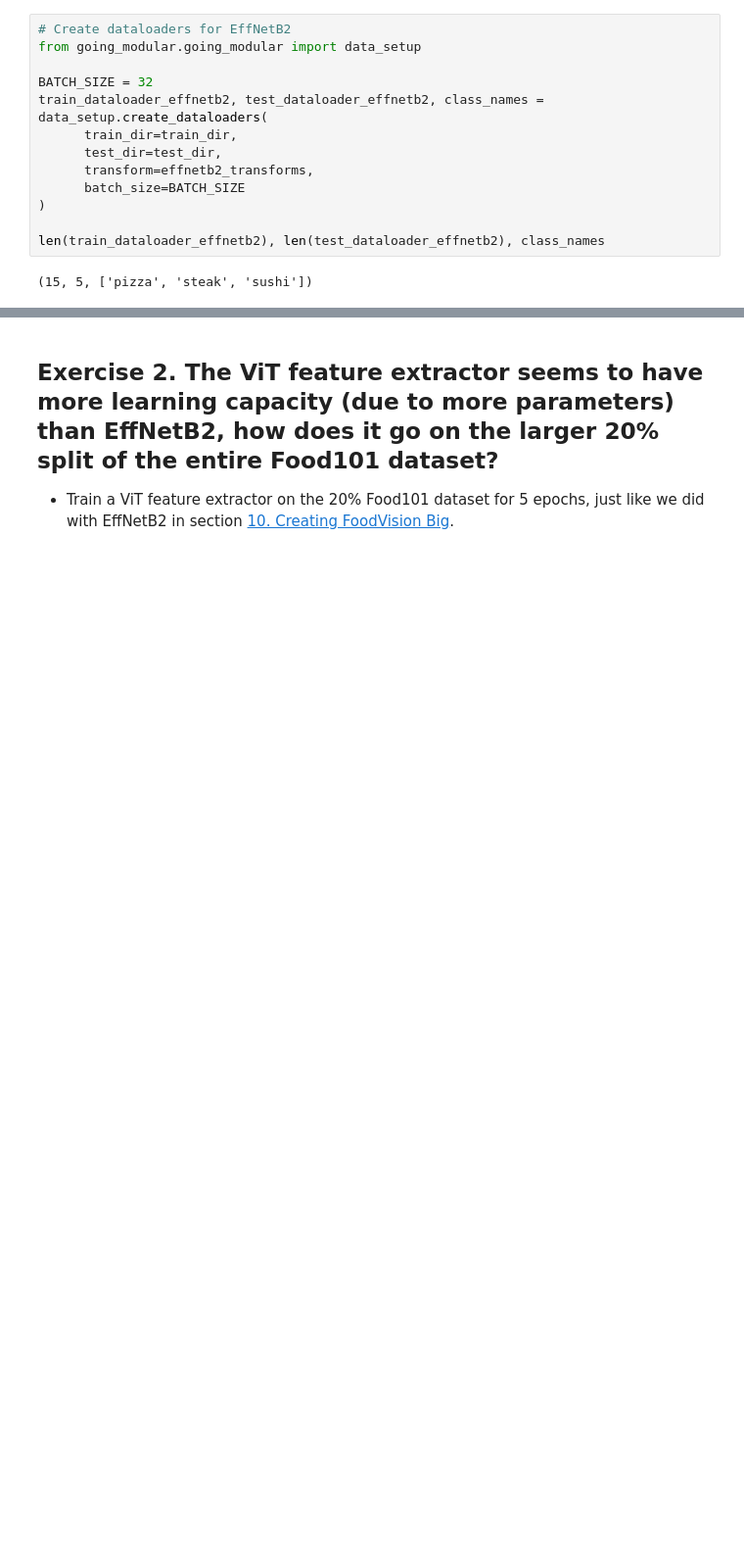
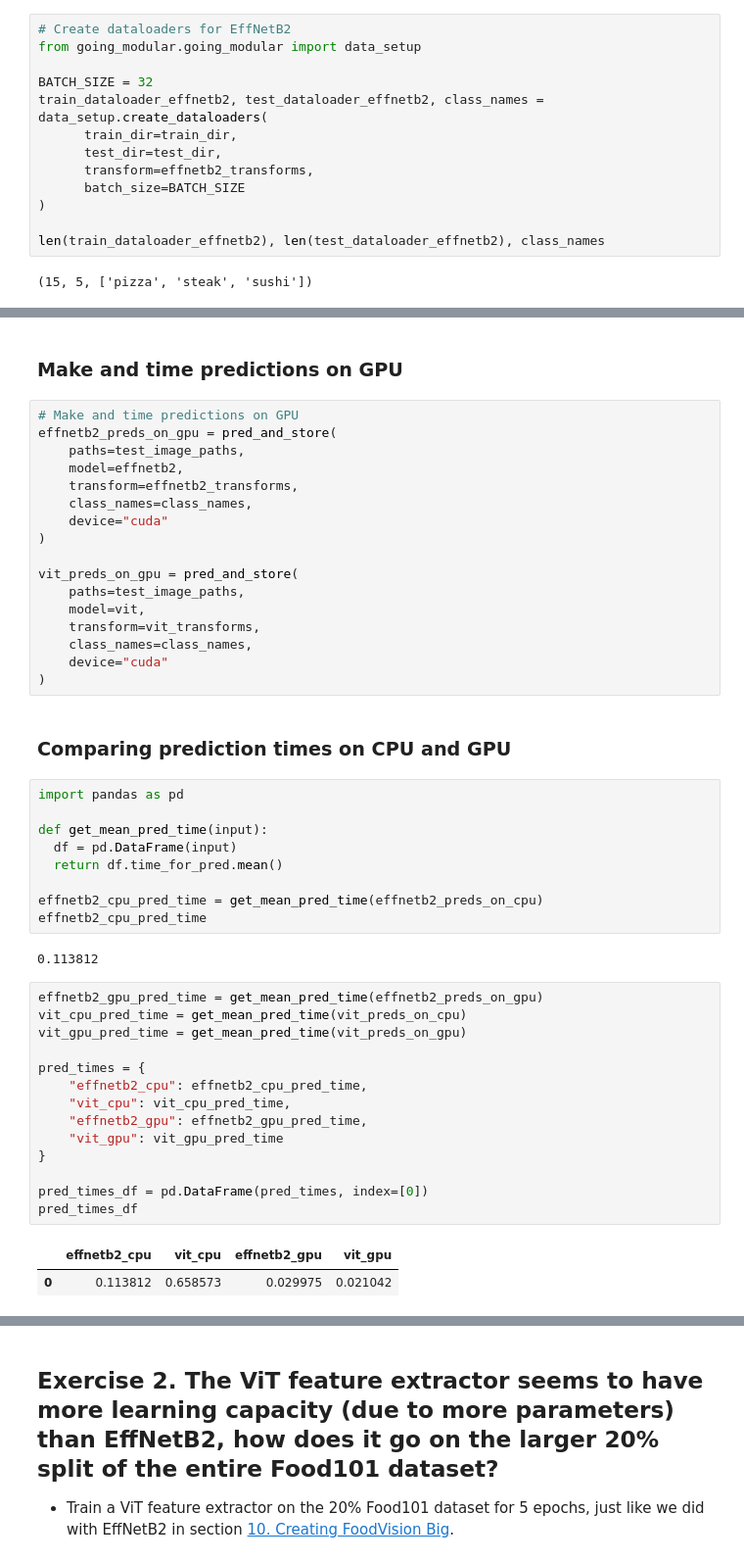
Before and after one commit to JoseJesusLaCasaNieto/Udemy, a Jupyter notebook: PyTorch_for_Deep_Learning_Bootcamp_Course/Model_Deployment/09_pytorch_model_deployment_exercises.ipynb, the cells around one changed output, grey strips where cells are left out. Shown at 98% size. Saved outputs shown, nothing was run; the diff lists cells and outputs as text; blank space fills up the shorter version.

```diff
--- a/PyTorch_for_Deep_Learning_Bootcamp_Course/Model_Deployment/09_pytorch_model_deployment_exercises.ipynb
+++ b/PyTorch_for_Deep_Learning_Bootcamp_Course/Model_Deployment/09_pytorch_model_deployment_exercises.ipynb
@@ -241,0 +510,49 @@ len(train_dataloader_effnetb2), len(test_dataloader_effnetb2), class_names
+# %% [markdown]
+### Make and time predictions on GPU
+# %%
+# Make and time predictions on GPU
+effnetb2_preds_on_gpu = pred_and_store(
+    paths=test_image_paths,
+    model=effnetb2,
+    transform=effnetb2_transforms,
+    class_names=class_names,
+    device="cuda"
+)
+
+vit_preds_on_gpu = pred_and_store(
+    paths=test_image_paths,
+    model=vit,
+    transform=vit_transforms,
+    class_names=class_names,
+    device="cuda"
+)
+# %% [markdown]
+### Comparing prediction times on CPU and GPU
+# %%
+import pandas as pd
+
+def get_mean_pred_time(input):
+  df = pd.DataFrame(input)
+  return df.time_for_pred.mean()
+
+effnetb2_cpu_pred_time = get_mean_pred_time(effnetb2_preds_on_cpu)
+effnetb2_cpu_pred_time
+# %% [output]
+0.113812
+# %%
+effnetb2_gpu_pred_time = get_mean_pred_time(effnetb2_preds_on_gpu)
+vit_cpu_pred_time = get_mean_pred_time(vit_preds_on_cpu)
+vit_gpu_pred_time = get_mean_pred_time(vit_preds_on_gpu)
+
+pred_times = {
+    "effnetb2_cpu": effnetb2_cpu_pred_time,
+    "vit_cpu": vit_cpu_pred_time,
+    "effnetb2_gpu": effnetb2_gpu_pred_time,
+    "vit_gpu": vit_gpu_pred_time
+}
+
+pred_times_df = pd.DataFrame(pred_times, index=[0])
+pred_times_df
+# %% [output]
+|  | effnetb2_cpu | vit_cpu | effnetb2_gpu | vit_gpu |
+| 0 | 0.113812 | 0.658573 | 0.029975 | 0.021042 |
```
Also changed, not shown: parts of 42 cells of this notebook.
